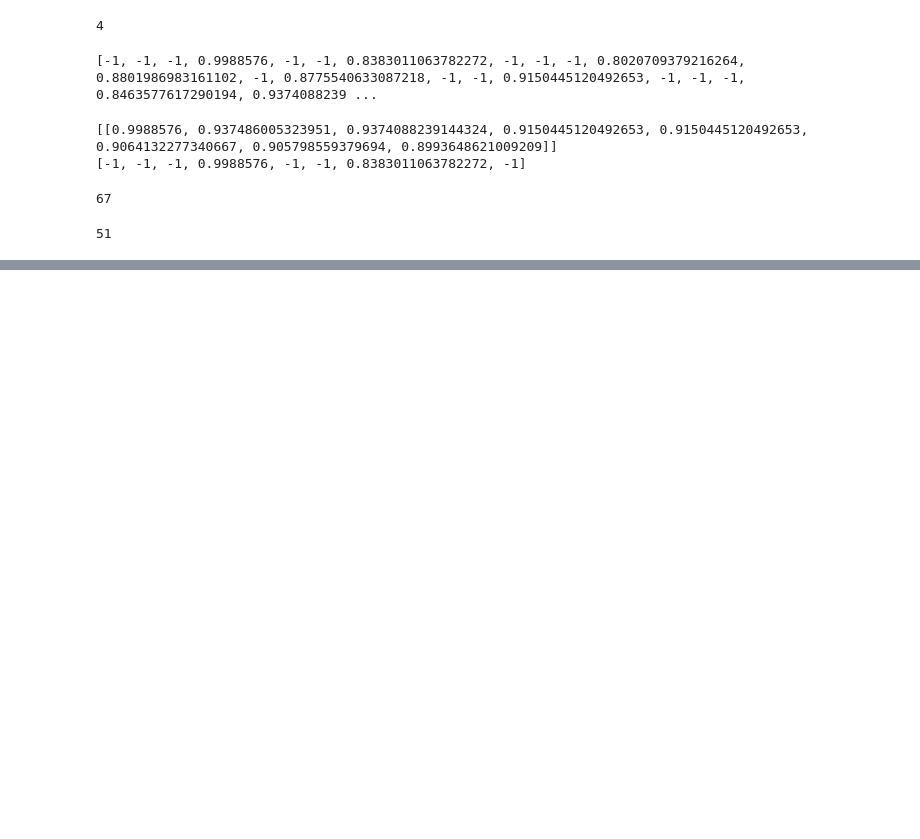
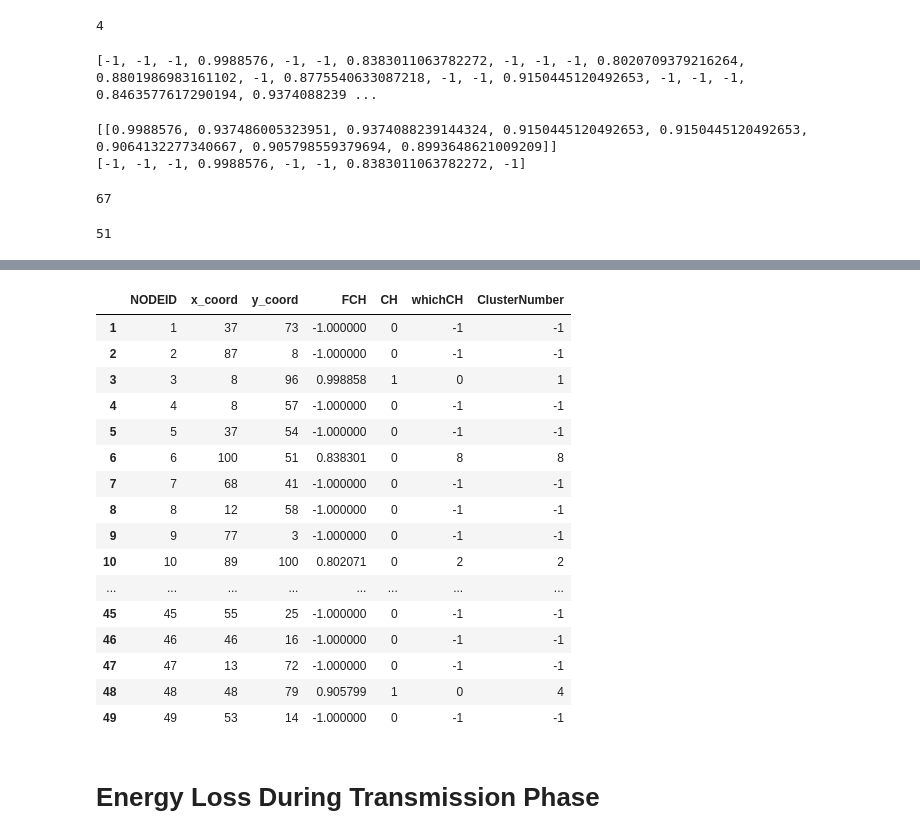
Before and after one commit to goyalgitesh/ResearchWorkWSN, a Jupyter notebook: ImplementedGWO/OurWork.ipynb, the cells around one changed output, grey strips where cells are left out. Saved outputs shown, nothing was run; the diff lists cells and outputs as text; code cells hidden in the pictures; blank space fills up the shorter version.

```diff
--- a/ImplementedGWO/OurWork.ipynb
+++ b/ImplementedGWO/OurWork.ipynb
@@ -253,0 +523,28 @@ df2.tail(50)
+# %%
+Cluster = copy.deepcopy(list(df2['whichCH']))
+c = 1
+for i in range(0,len(Cluster)):
+    if(Cluster[i] == 0):
+        Cluster[i] = c
+        c += 1
+
+df2['ClusterNumber'] = Cluster
+df2[1:50]
+# %% [output]
+|  | NODEID | x_coord | y_coord | FCH | CH | whichCH | ClusterNumber |
+| 1 | 1 | 37 | 73 | -1.000000 | 0 | -1 | -1 |
+| 2 | 2 | 87 | 8 | -1.000000 | 0 | -1 | -1 |
+| 3 | 3 | 8 | 96 | 0.998858 | 1 | 0 | 1 |
+| 4 | 4 | 8 | 57 | -1.000000 | 0 | -1 | -1 |
+| 5 | 5 | 37 | 54 | -1.000000 | 0 | -1 | -1 |
+| 6 | 6 | 100 | 51 | 0.838301 | 0 | 8 | 8 |
+| 7 | 7 | 68 | 41 | -1.000000 | 0 | -1 | -1 |
+| 8 | 8 | 12 | 58 | -1.000000 | 0 | -1 | -1 |
+| 9 | 9 | 77 | 3 | -1.000000 | 0 | -1 | -1 |
+| 10 | 10 | 89 | 100 | 0.802071 | 0 | 2 | 2 |
+| ... | ... | ... | ... | ... | ... | ... | ... |
+| 45 | 45 | 55 | 25 | -1.000000 | 0 | -1 | -1 |
+| 46 | 46 | 46 | 16 | -1.000000 | 0 | -1 | -1 |
+| 47 | 47 | 13 | 72 | -1.000000 | 0 | -1 | -1 |
+| 48 | 48 | 48 | 79 | 0.905799 | 1 | 0 | 4 |
+| 49 | 49 | 53 | 14 | -1.000000 | 0 | -1 | -1 |
@@ -253,0 +555,2 @@ df2.tail(50)
+# %% [markdown]
+# Energy Loss During Transmission Phase
```
Also changed, not shown: parts of 41 cells of this notebook, 10 other files.
